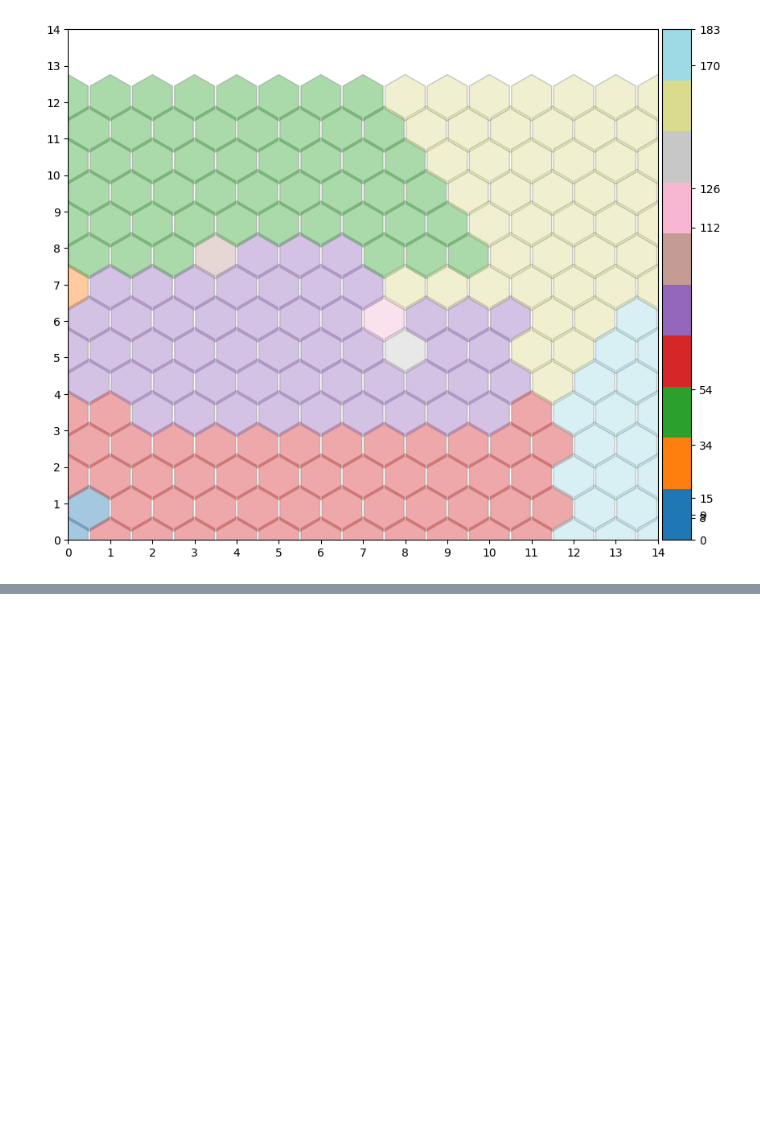
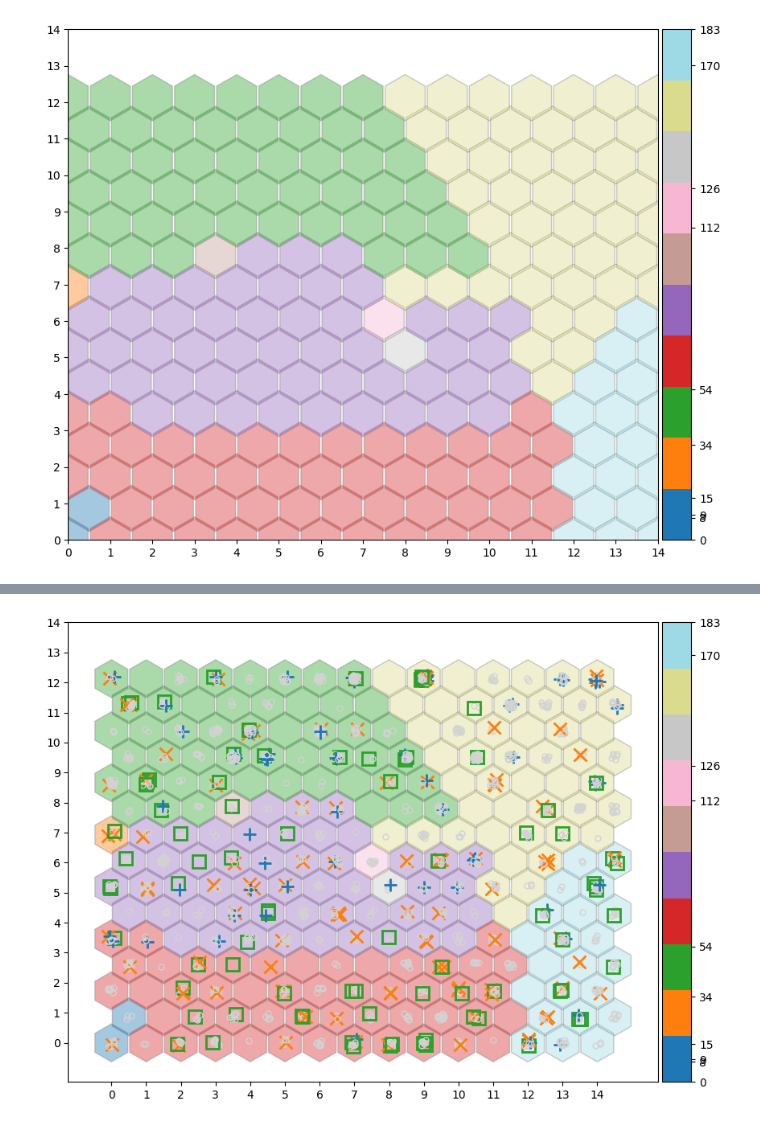
Before and after one commit to SZ-yang/SCSeq_LineageBarcoding, a Jupyter notebook: kevin/Writeup6_SOM/Writeup6_LARRY_SOM-clustering.ipynb, the cells around one changed output, grey strips where cells are left out. Drawn from its saved outputs; the diff is of its cells as text; code cells hidden in the pictures; blank space fills up the shorter version.

```diff
--- a/kevin/Writeup6_SOM/Writeup6_LARRY_SOM-clustering.ipynb
+++ b/kevin/Writeup6_SOM/Writeup6_LARRY_SOM-clustering.ipynb
@@ -283,0 +293,8 @@ plt.show()
+# %%
+# Convert the 'Library' and 'Cell barcode' columns to string before concatenating
+adata_subset.obs['Library_str'] = adata_subset.obs['Library'].astype(str)
+adata_subset.obs['Cell barcode_str'] = adata_subset.obs['Cell barcode'].astype(str)
+
+# Ensure 'adata' also has 'Library' and 'Cell barcode' columns in the same format
+# Create a new 'combined_barcode' column in adata
+adata_subset.obs['combined_barcode'] = adata_subset.obs['Library_str'] + ':' + adata_subset.obs['Cell barcode_str']
@@ -283,0 +311,5 @@ plt.show()
+# %%
+# Add the 'assignment' column back to adata.obs
+adata_subset.obs['assignment'] = merged_df['assignment'].values
+
+# Now adata.obs has the assignment column for each cell barcode present in adata
@@ -283,0 +325,87 @@ plt.show()
+# %%
+# Optionally, subset the labels if needed
+assignment_vec = adata_subset.obs['assignment'].to_numpy()
+# %%
+# Set the amount of jitter (tune this as needed)
+jitter_amount = 0.1
+# %%
+# Create a colormap for the clusters
+unique_segments = np.unique(segments)
+cmap = cm.get_cmap('tab20', len(unique_segments))  # Use a colormap with enough colors for clusters
+
+# Create a figure for the hexagonal grid visualization
+f = plt.figure(figsize=(10, 10))
+ax = f.add_subplot(111)
+
+ax.set_aspect('equal')
+
+# Create a hexagonal grid for the SOM
+for i in range(weights.shape[0]):
+    for j in range(weights.shape[1]):
+        wy = yy[(i, j)] * np.sqrt(3) / 2
+
+        # Get the cluster of the current neuron
+        cluster = segments[i, j]
+
+        # Use the cluster label to get a color from the colormap
+        hex_color = cmap(np.where(unique_segments == cluster)[0][0])
+
+        hex = RegularPolygon((xx[(i, j)], wy),
+                             numVertices=6,
+                             radius=.95 / np.sqrt(3),
+                             facecolor=hex_color,  # Color by cluster
+                             alpha=.4,
+                             edgecolor='gray')
+        ax.add_patch(hex)
+
+# Plot data points on the SOM grid
+for cnt, x in enumerate(train_embeddings_subset):
+    w = som.winner(x)  # Find the winning neuron
+    wx, wy = som.convert_map_to_euclidean(w)
+    wy = wy * np.sqrt(3) / 2
+
+    # Apply jitter to the coordinates
+    wx = wx + np.random.uniform(-jitter_amount, jitter_amount)
+    wy = wy + np.random.uniform(-jitter_amount, jitter_amount)
+
+    label = assignment_vec[cnt]
+    if label == "Monocyte":
+        # Assign marker and color based on the label
+        plt.plot(wx, wy, '+',
+                 markerfacecolor='None', markeredgecolor='C0',
+                 markersize=12, markeredgewidth=2)
+    elif label == "Neutrophil":
+        # Assign marker and color based on the label
+        plt.plot(wx, wy, 'x',
+                 markerfacecolor='None', markeredgecolor='C1',
+                 markersize=12, markeredgewidth=2)
+    elif label == "Undifferentiated":
+        # Assign marker and color based on the label
+        plt.plot(wx, wy, 's',
+                 markerfacecolor='None', markeredgecolor='C2',
+                 markersize=12, markeredgewidth=2)
+    else:
+         # Plot all other points in light gray
+        plt.plot(wx, wy, 'o', markerfacecolor='None', markeredgecolor='lightgray',
+                 markersize=5, markeredgewidth=1)
+
+
+xrange = np.arange(weights.shape[0])
+yrange = np.arange(weights.shape[1])
+plt.xticks(xrange-.5, xrange)
+plt.yticks(yrange * np.sqrt(3) / 2, yrange)
+
+# Optional: Add color bar for clusters
+divider = make_axes_locatable(plt.gca())
+ax_cb = divider.new_horizontal(size="5%", pad=0.05)
+plt.gcf().add_axes(ax_cb)
+
+# Create a color bar with the unique clusters
+norm = plt.Normalize(vmin=min(unique_segments), vmax=max(unique_segments))
+sm = plt.cm.ScalarMappable(cmap=cmap, norm=norm)
+sm.set_array([])
+plt.colorbar(sm, cax=ax_cb, ticks=unique_segments)
+
+plt.show()
+# %% [output]
+[figure, added]
```
Also changed, not shown: parts of 5 cells of this notebook, 1 other file.
